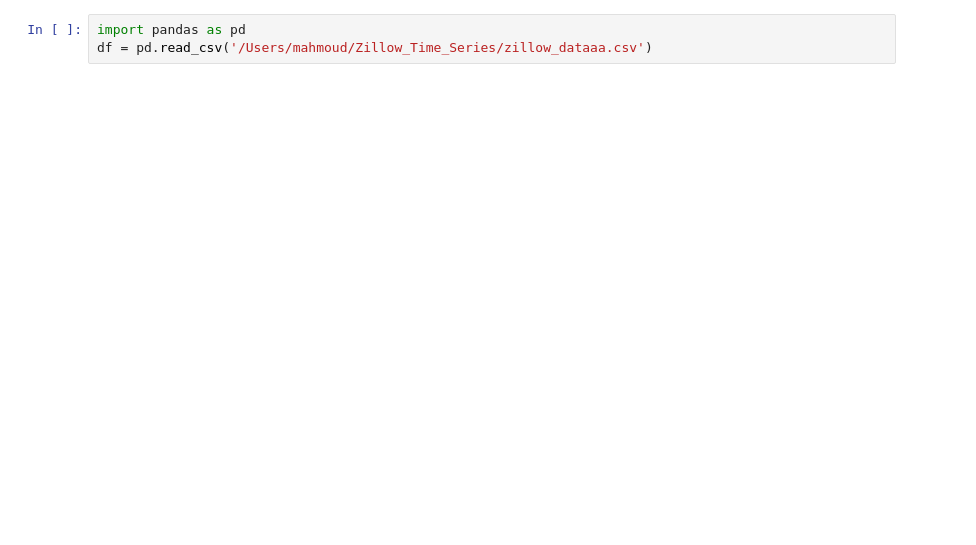
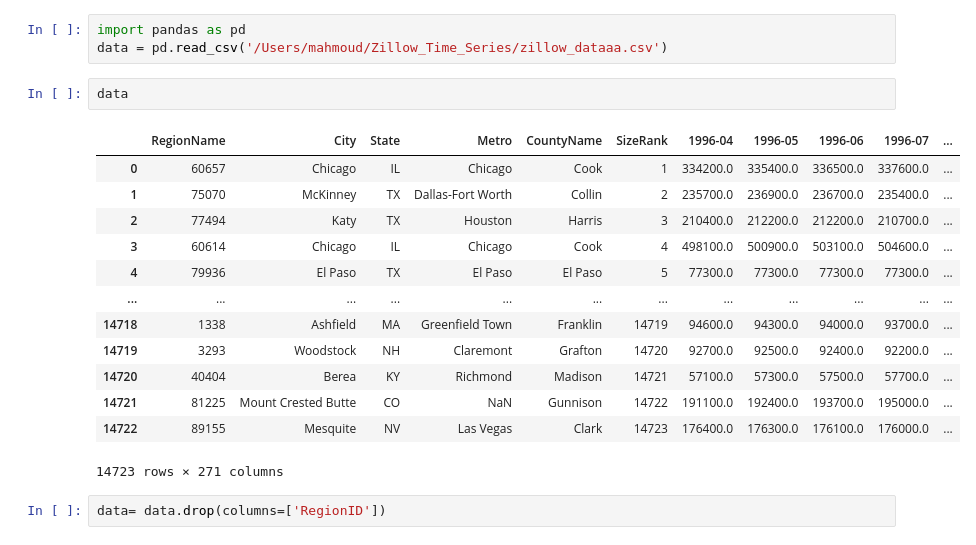
Before and after one commit to Mahmoudh22/Zillow_Time_Series, a Jupyter notebook: SARIMA Model On the dataset.ipynb, the cells around one changed output. Drawn from its saved outputs; the diff is of its cells as text; blank space fills up the shorter version.

```diff
--- a/SARIMA Model On the dataset.ipynb
+++ b/SARIMA Model On the dataset.ipynb
@@ -1,3 +1,21 @@
 # %%
 import pandas as pd
-df = pd.read_csv('/Users/mahmoud/Zillow_Time_Series/zillow_dataaa.csv')
+data = pd.read_csv('/Users/mahmoud/Zillow_Time_Series/zillow_dataaa.csv')
+# %%
+data
+# %% [output]
+|  | RegionName | City | State | Metro | CountyName | SizeRank | 1996-04 | 1996-05 | 1996-06 | 1996-07 | ... |
+| 0 | 60657 | Chicago | IL | Chicago | Cook | 1 | 334200.0 | 335400.0 | 336500.0 | 337600.0 | ... |
+| 1 | 75070 | McKinney | TX | Dallas-Fort Worth | Collin | 2 | 235700.0 | 236900.0 | 236700.0 | 235400.0 | ... |
+| 2 | 77494 | Katy | TX | Houston | Harris | 3 | 210400.0 | 212200.0 | 212200.0 | 210700.0 | ... |
+| 3 | 60614 | Chicago | IL | Chicago | Cook | 4 | 498100.0 | 500900.0 | 503100.0 | 504600.0 | ... |
+| 4 | 79936 | El Paso | TX | El Paso | El Paso | 5 | 77300.0 | 77300.0 | 77300.0 | 77300.0 | ... |
+| ... | ... | ... | ... | ... | ... | ... | ... | ... | ... | ... | ... |
+| 14718 | 1338 | Ashfield | MA | Greenfield Town | Franklin | 14719 | 94600.0 | 94300.0 | 94000.0 | 93700.0 | ... |
+| 14719 | 3293 | Woodstock | NH | Claremont | Grafton | 14720 | 92700.0 | 92500.0 | 92400.0 | 92200.0 | ... |
+| 14720 | 40404 | Berea | KY | Richmond | Madison | 14721 | 57100.0 | 57300.0 | 57500.0 | 57700.0 | ... |
+| 14721 | 81225 | Mount Crested Butte | CO | NaN | Gunnison | 14722 | 191100.0 | 192400.0 | 193700.0 | 195000.0 | ... |
+| 14722 | 89155 | Mesquite | NV | Las Vegas | Clark | 14723 | 176400.0 | 176300.0 | 176100.0 | 176000.0 | ... |
+14723 rows × 271 columns
+# %%
+data= data.drop(columns=['RegionID'])
```
Also changed, not shown: parts of 11 cells of this notebook, 2 other files.
